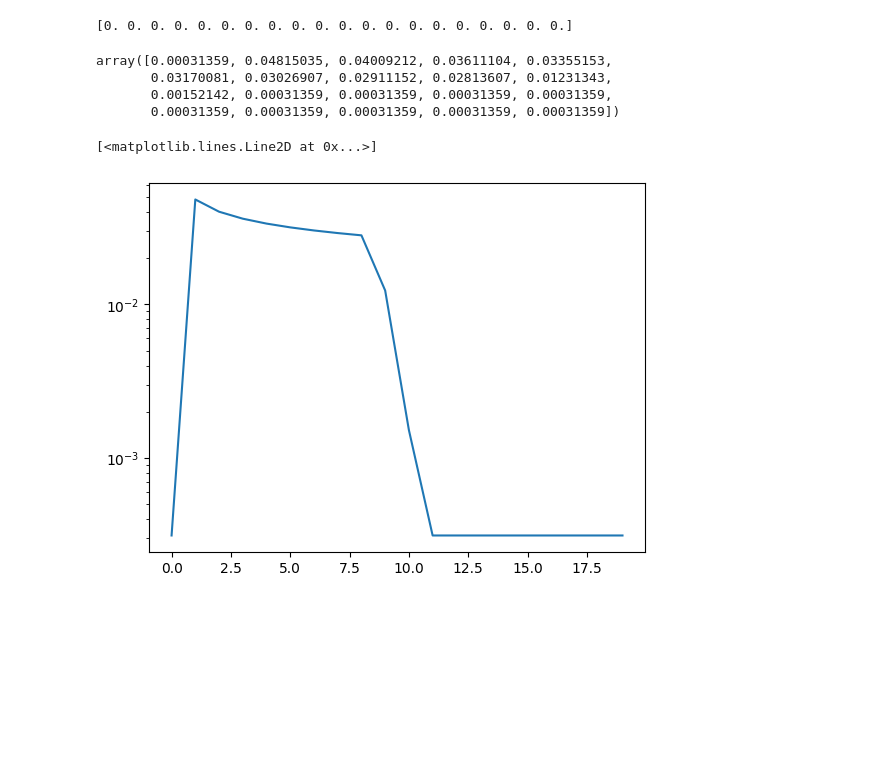
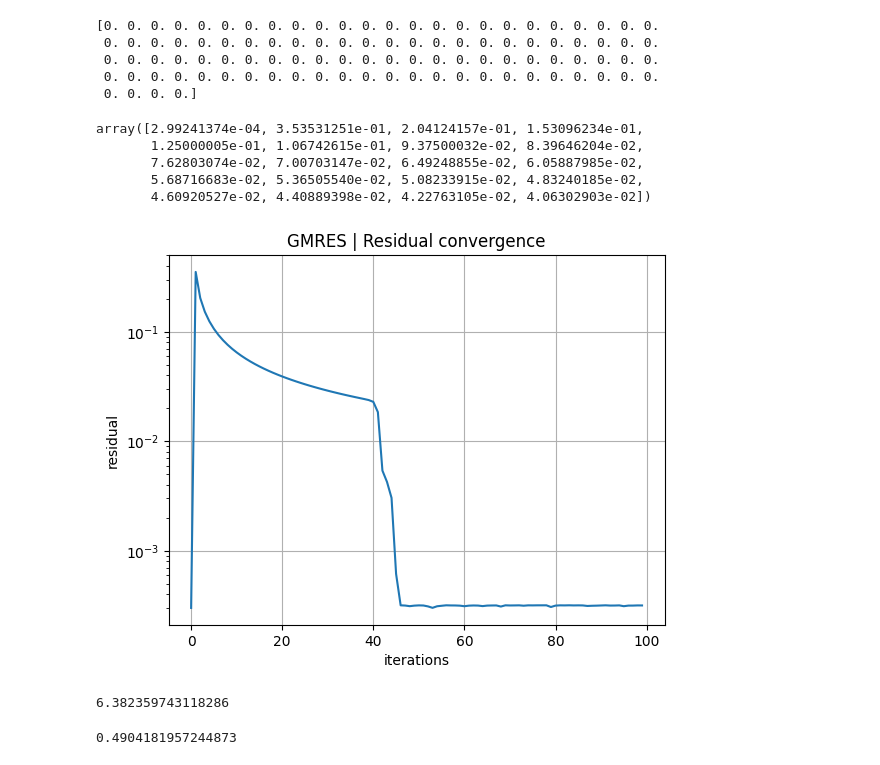
Before and after one commit to eser-chr/Numerical_Computation, a Jupyter notebook: 11.2.ipynb, the cells around one changed output. Saved outputs shown, nothing was run; the diff lists cells and outputs as text; code cells hidden in the pictures; blank space fills up the shorter version.

```diff
--- a/11.2.ipynb
+++ b/11.2.ipynb
@@ -8,23 +9,45 @@ A = np.eye(n)
 A[:-1, 1:] += np.eye(n-1)
 b = np.ones(n)
 # %%
-errors=np.zeros(20)
-print(errors)
-for i in range(20):
-    sol = gmres(A, b, maxiter=10*i)[0]
-    res = np.matmul(A,sol)-b
+N = 100
+errors=np.zeros(N)
+for i in range(N):
+    sol = gmres(A, b, maxiter=i, restart=i+1)[0]
+    res = A@sol-b
     errors[i] = np.linalg.norm(res)
 # %% [output]
-[0. 0. 0. 0. 0. 0. 0. 0. 0. 0. 0. 0. 0. 0. 0. 0. 0. 0. 0. 0.]
+[0. 0. 0. 0. 0. 0. 0. 0. 0. 0. 0. 0. 0. 0. 0. 0. 0. 0. 0. 0. 0. 0. 0. 0.
+ 0. 0. 0. 0. 0. 0. 0. 0. 0. 0. 0. 0. 0. 0. 0. 0. 0. 0. 0. 0. 0. 0. 0. 0.
+ 0. 0. 0. 0. 0. 0. 0. 0. 0. 0. 0. 0. 0. 0. 0. 0. 0. 0. 0. 0. 0. 0. 0. 0.
+ 0. 0. 0. 0. 0. 0. 0. 0. 0. 0. 0. 0. 0. 0. 0. 0. 0. 0. 0. 0. 0. 0. 0. 0.
+ 0. 0. 0. 0.]
 # %%
 errors
 # %% [output]
-array([0.00031359, 0.04815035, 0.04009212, 0.03611104, 0.03355153,
-       0.03170081, 0.03026907, 0.02911152, 0.02813607, 0.01231343,
-       0.00152142, 0.00031359, 0.00031359, 0.00031359, 0.00031359,
-       0.00031359, 0.00031359, 0.00031359, 0.00031359, 0.00031359])
+array([2.99241374e-04, 3.53531251e-01, 2.04124157e-01, 1.53096234e-01,
+       1.25000005e-01, 1.06742615e-01, 9.37500032e-02, 8.39646204e-02,
+       7.62803074e-02, 7.00703147e-02, 6.49248855e-02, 6.05887985e-02,
+       5.68716683e-02, 5.36505540e-02, 5.08233915e-02, 4.83240185e-02,
+       4.60920527e-02, 4.40889398e-02, 4.22763105e-02, 4.06302903e-02])
-# %%
-plt.semilogy(errors)
-# %% [output]
-[<matplotlib.lines.Line2D at 0x...>]
-[figure, removed]
+# %%
+fig, ax = plt.subplots(1,1)
+ax.plot(errors)
+ax.set(yscale = 'log',
+    title = 'GMRES | Residual convergence', xlabel = 'iterations', ylabel = 'residual')
+ax.grid()
+# %% [output]
+[figure, added]
+# %%
+start = time()
+for _ in range(20):
+    sol = gmres(A, b)[0]
+print(time()-start)
+# %% [output]
+6.382359743118286
+# %%
+start = time()
+for _ in range(20):
+    foo =np.linalg.solve(A, b)
+print(time()-start)
+# %% [output]
+0.4904181957244873
```
Also changed, not shown: parts of 1 cell of this notebook, 3 other files.
